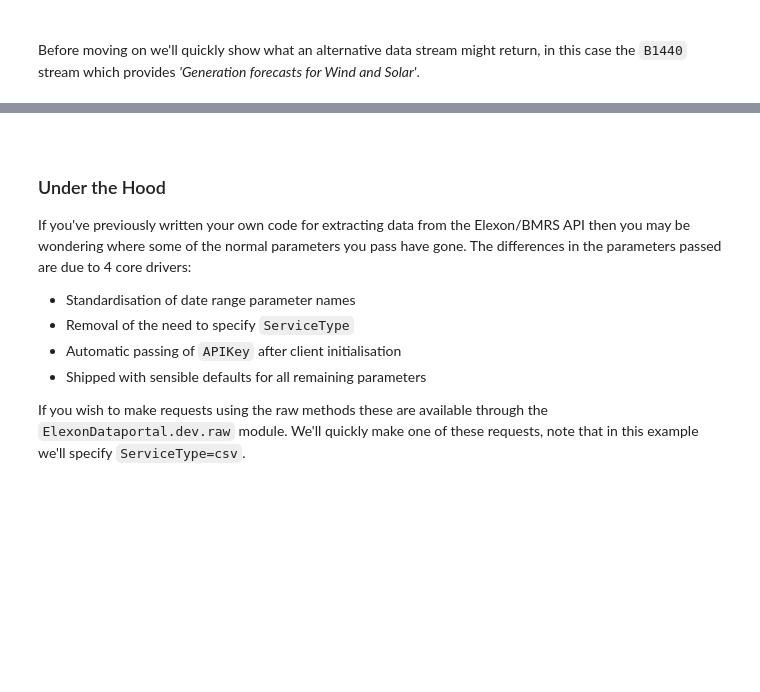
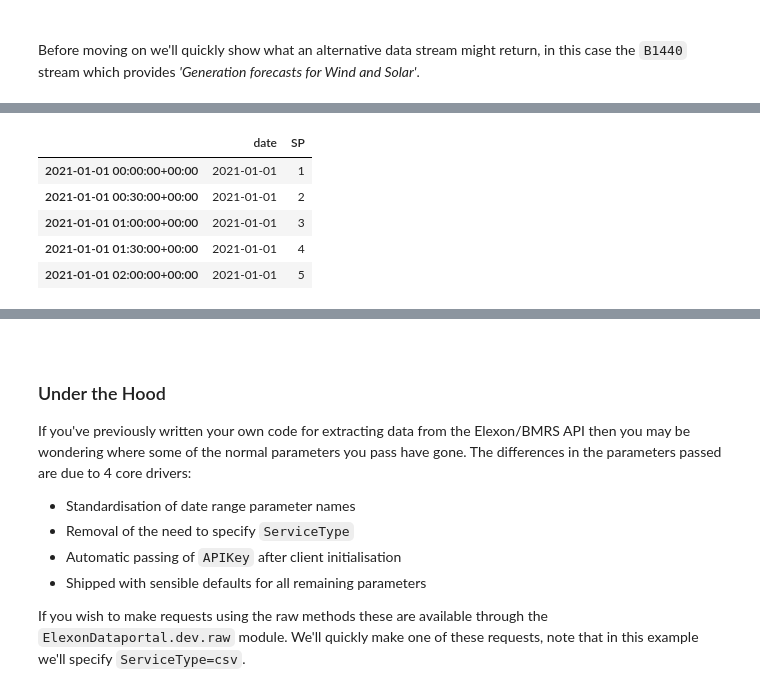
Before and after one commit to OSUKED/ElexonDataPortal, a Jupyter notebook: nbs/08-quick-start.ipynb, the cells around one changed output, grey strips where cells are left out. Cells and saved outputs as stored; diff of their text form; code cells hidden in the pictures; blank space fills up the shorter version.

```diff
--- a/nbs/08-quick-start.ipynb
+++ b/nbs/08-quick-start.ipynb
@@ -110,0 +117,16 @@ df_B1440.head(3)
+# %%
+from ElexonDataPortal.dev import utils
+
+start_date = '2021-01-01'
+end_date = '2021-01-02'
+
+df_dates_SPs = utils.dt_rng_to_SPs(start_date, end_date)
+
+df_dates_SPs.head()
+# %% [output]
+|  | date | SP |
+| 2021-01-01 00:00:00+00:00 | 2021-01-01 | 1 |
+| 2021-01-01 00:30:00+00:00 | 2021-01-01 | 2 |
+| 2021-01-01 01:00:00+00:00 | 2021-01-01 | 3 |
+| 2021-01-01 01:30:00+00:00 | 2021-01-01 | 4 |
+| 2021-01-01 02:00:00+00:00 | 2021-01-01 | 5 |
```
Also changed, not shown: parts of 8 cells of this notebook, 6 other files.
